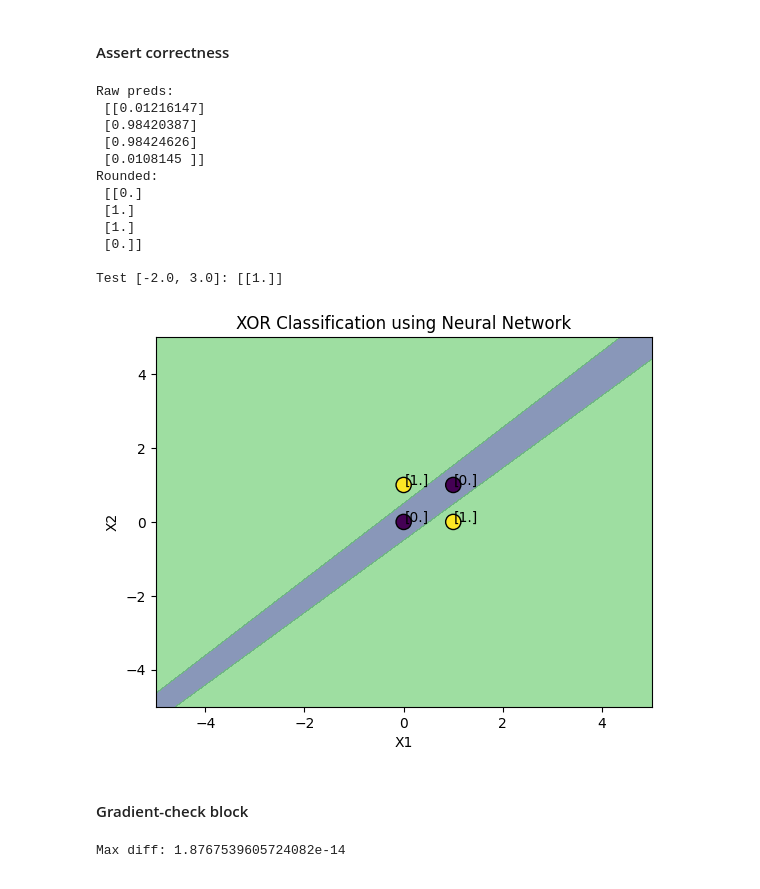
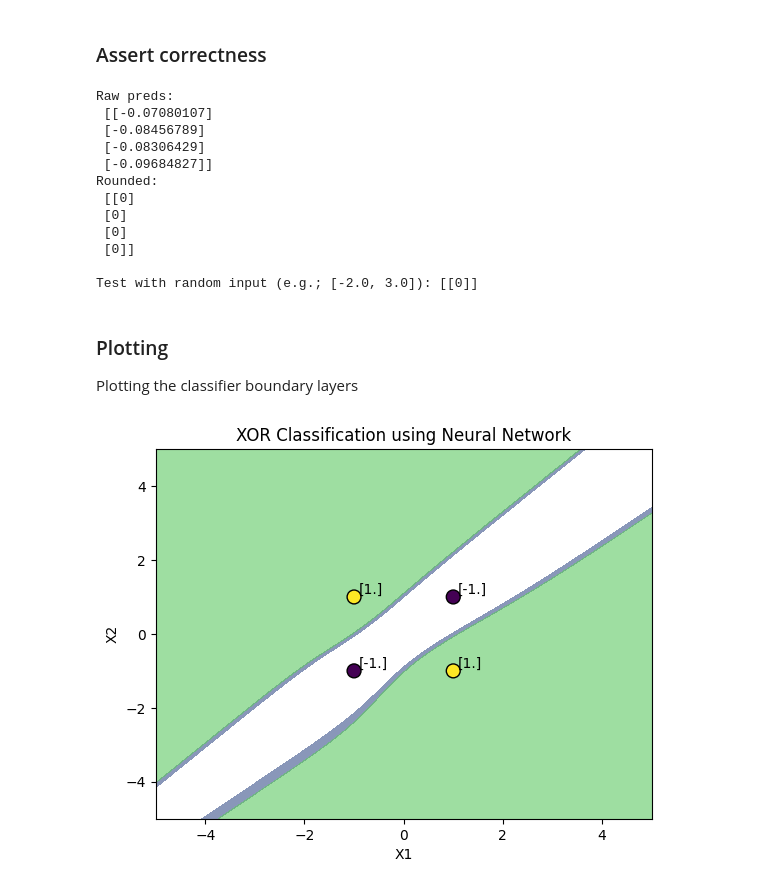
Before and after one commit to CSE473s-Course-Project-Fall25/neural-network-lib, a Jupyter notebook: notebooks/project_demo.ipynb, the cells around one changed output. Saved outputs shown, nothing was run; the diff lists cells and outputs as text; code cells hidden in the pictures.

```diff
--- a/notebooks/project_demo.ipynb
+++ b/notebooks/project_demo.ipynb
@@ -10,6 +8,6 @@ Implement our custom library, test it with [XOR] problem, validate it, and also
 # %%
 import numpy as np
 
-X = np.array([[0,0],[0,1],[1,0],[1,1]], dtype=np.float32)
-y_true = np.array([[0],[1],[1],[0]], dtype=np.float32)
+X = np.array([[-1, -1],[-1, 1],[1, -1],[1, 1]], dtype=np.float32)
+y_true = np.array([[-1],[1],[1],[-1]], dtype=np.float32)
 # %% [markdown]
@@ -20,7 +18,7 @@ sys.path.insert(0, os.path.abspath('..'))
 from lib import Sequential, Dense, Tanh, Sigmoid, ReLU, Softmax, MSELoss, SGDOptimizer as SGD
 
 model = Sequential([
-    Dense(2, 2, 0.1), Tanh(), Dense(2, 1, 0.1), Sigmoid()
+    Dense(2, 4, 0.1), Tanh(), Dense(4, 1, 0.1), Tanh()
 ])
 
 opt = SGD(learning_rate=1.0)
@@ -52,82 +50,56 @@ Epoch 9900, Loss: 9.64835048470786e-05
 # %% [markdown]
-#### Assert correctness
+### Assert correctness
 # %%
 y_pred = model.forward(X)
 
 print("Raw preds:\n", y_pred)
-print("Rounded:\n", np.round(y_pred))
+print("Rounded:\n", np.int8(np.round(y_pred)))
 
 y_test = model.forward([-2.0, 3.0])
-print("\nTest [-2.0, 3.0]:", np.round(y_test))
+print("\nTest with random input (e.g.; [-2.0, 3.0]):", np.int8(np.round(y_test)))
 # %% [output]
 Raw preds:
- [[0.01216147]
- [0.98420387]
- [0.98424626]
- [0.0108145 ]]
+ [[-0.07080107]
+ [-0.08456789]
+ [-0.08306429]
+ [-0.09684827]]
 Rounded:
- [[0.]
- [1.]
- [1.]
- [0.]]
+ [[0]
+ [0]
+ [0]
+ [0]]
 
-Test [-2.0, 3.0]: [[1.]]
+Test with random input (e.g.; [-2.0, 3.0]): [[0]]
+# %% [markdown]
+### Plotting
+Plotting the classifier boundary layers
 # %%
 import numpy as np
 import matplotlib.pyplot as plt
 
 # Create a grid of points for visualization
 xx, yy = np.meshgrid(
     np.linspace(-5.0, 5.0, 200),
     np.linspace(-5.0, 5.0, 200)
 )
 
 grid_points = np.c_[xx.ravel(), yy.ravel()]  # shape (40000, 2)
 
 # Predict on the grid
 Z = model.forward(grid_points)  # shape (40000, 1)
 Z = Z.reshape(xx.shape)         # reshape to (200, 200)
 
 # Plot classification regions
 plt.contourf(xx, yy, Z, levels=[0,0.5,1], alpha=0.6)
 
 # Plot XOR data points
-plt.scatter(X[:, 0], X[:, 1], c=y_true, s=120, edgecolors='k')
+plt.scatter(X[:, 0], X[:, 1], s=100, c=y_true, edgecolors='k')
 for i, txt in enumerate(y_true):
-    plt.text(X[i, 0] + 0.02, X[i, 1] + 0.02, str(txt))
+    plt.text(X[i, 0] + 0.1, X[i, 1] + 0.1, str(txt))
 
 plt.title("XOR Classification using Neural Network")
 plt.xlabel("X1")
 plt.ylabel("X2")
 plt.show()
 # %% [output]
-[figure, old version]
+[figure, new version]
-# %% [markdown]
-#### Gradient-check block
-# %%
-def grad_check(model: Sequential, X, y_true, eps=1e-5):
-    loss_fn = MSELoss()
-    numeric = []
-    analytic = model.layers[0].dW.copy()  # shape of first W
-
-    # numeric
-    for idx in np.ndindex(analytic.shape):
-        model.layers[0].W[idx] += eps
-        plus = loss_fn(y_true, model.forward(X))
-        model.layers[0].W[idx] -= 2*eps
-        minus = loss_fn(y_true, model.forward(X))
-        model.layers[0].W[idx] += eps
-
-        numeric.append((plus - minus)/(2*eps))
-
-    numeric = np.array(numeric).reshape(analytic.shape)
-
-    # analytic (already stored by model.train_step)
-    model.train_step(X, y_true, loss_fn, opt)  # refreshes dW
-    analytic = model.layers[0].dW
-
-    return np.abs(analytic - numeric).max()
-
-print('Max diff:', grad_check(model, X, y_true))  # <1e-7 → pass
-# %% [output]
-Max diff: 1.8767539605724082e-14
```
Also changed, not shown: parts of 14 cells of this notebook, 3 other files.
